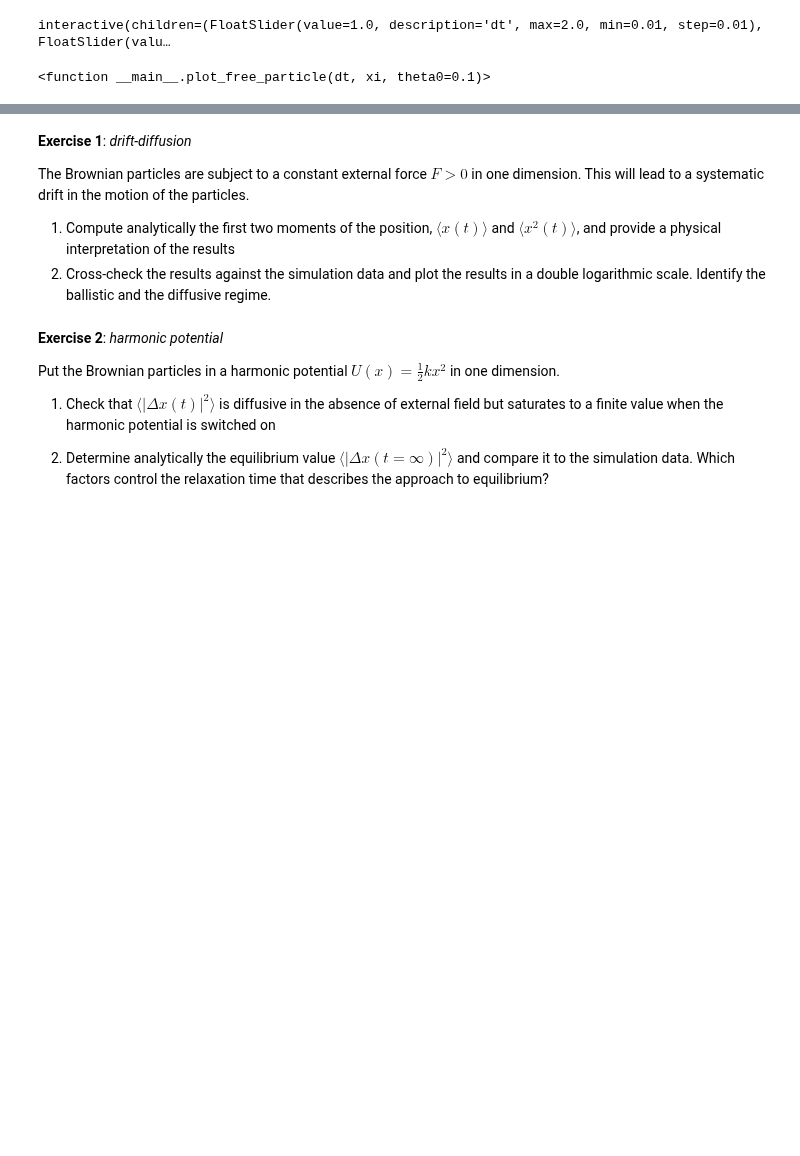
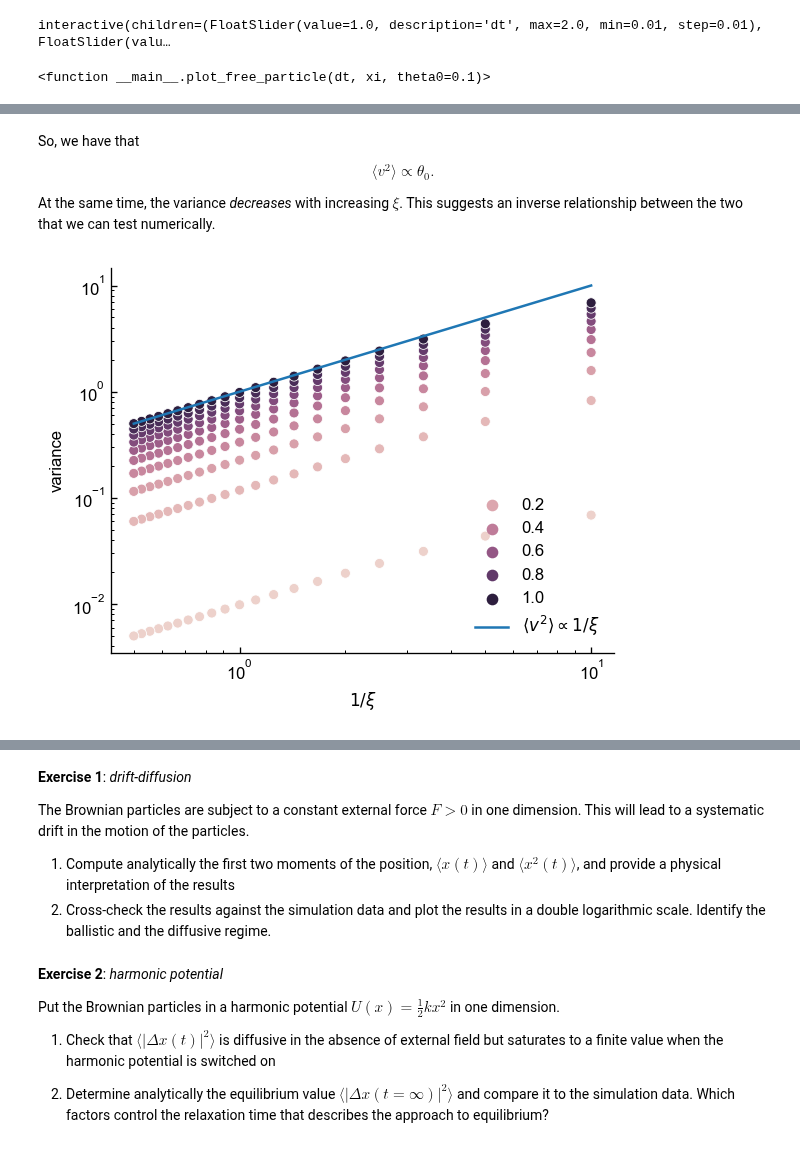
Before and after one commit to FTurci/mirror-handbook-particle-sim, a Jupyter notebook: contents/langevin.ipynb, the cells around one changed output, grey strips where cells are left out. Cells and saved outputs as stored; diff of their text form; code cells hidden in the pictures; blank space fills up the shorter version.

```diff
--- a/contents/langevin.ipynb
+++ b/contents/langevin.ipynb
@@ -197,0 +273,17 @@ of a colloidal particle under the influence of an external force $\vec{F}$ and c
+# %% [markdown]
+So,  we have that
+
+$$
+\langle v^2\rangle\propto \theta_0.
+$$
+
+At the same time, the variance *decreases* with increasing $\xi$. This suggests an inverse relationship between the two that we can test numerically.
+# %%
+v2dataframe[r"$1/\xi$"] = 1 / v2dataframe[r"$\xi$"]
+plt.figure(figsize=(5, 4))
+sns.scatterplot(data=v2dataframe, hue=r"$\theta_0$", x=r"$1/\xi$", y="variance")
+sns.lineplot(x=1 / xi, y=1 / xi, label=r"$\langle v^2\rangle\propto 1/\xi$")
+plt.yscale("log"), plt.xscale("log")
+plt.show()
+# %% [output]
+[figure, added]
```
Also changed, not shown: parts of 33 cells of this notebook.
